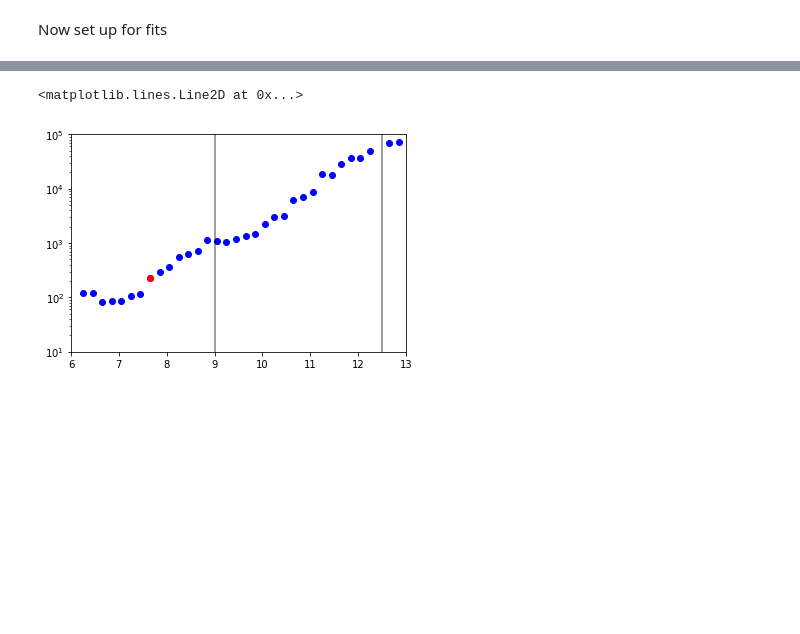
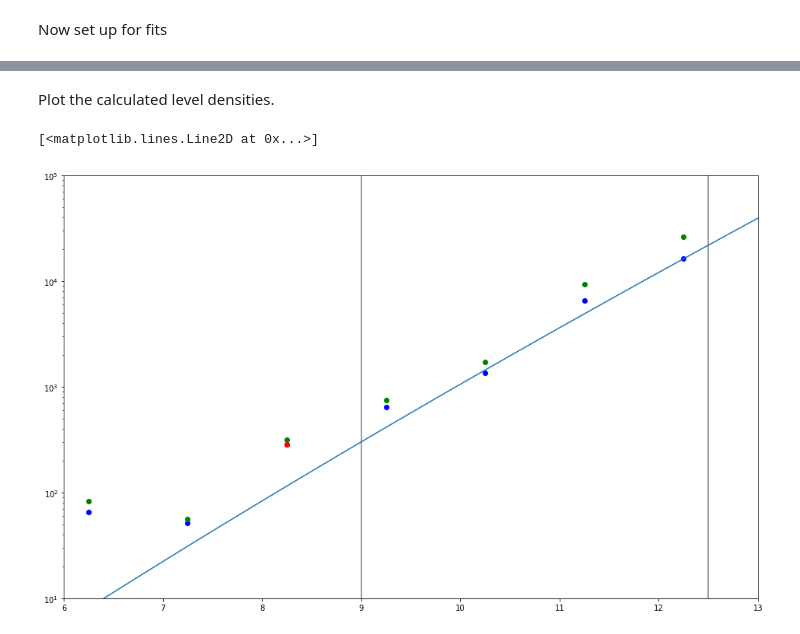
Before and after one commit to rfearick/leveldensity, a Jupyter notebook: leveldensity-test-pb.ipynb, the cells around one changed output, grey strips where cells are left out. Saved outputs shown, nothing was run; the diff lists cells and outputs as text; code cells hidden in the pictures; blank space fills up the shorter version.

```diff
--- a/leveldensity-test-pb.ipynb
+++ b/leveldensity-test-pb.ipynb
@@ -2,6 +2,8 @@
 import numpy as np
 import spectrumtools as spt
 import matplotlib.pyplot as plt
+import matplotlib
+matplotlib.rcParams["figure.figsize"]=(7,4)
 # %% [markdown]
 # Notes
 # %% [markdown]
@@ -68,0 +82,3 @@ Computed bin limits:
+# %%
+bins=spt.ACBinner(S,NAC=8,Nslides=1)
+print("Computed bin limits:\n",bins.get_bins())
@@ -209,17 +284,21 @@ Group
 Note: take-home point: strong correlation (~1.0) between D and sign
 # %%
 rholist=[]
+#print(theoreticalmodel)
+#print(1.0/((2.0*np.sqrt(np.pi)*sig)/alpha))
 for i,(l,h) in enumerate(binlist):
     bin=spt.Bin(bins.data,l,h)
     energy=bin.Eoffset
     data=bin.acnar
-    alpha=2.4
+    alpha=2.273
     initialD=data[0]*(2.0*np.sqrt(np.pi)*sig)/alpha
     ndata=len(data)
     params=lmfit.Parameters()
     params.add('D',value=initialD, min=0.0)
-    params.add('sign',value=sig,min=0.0)
-    params.add('sigw',value=sigsm,min=0.0,vary=False)
+    #params.add('sign',value=sig,min=0.0, vary=False)
+    #params.add('sigw',value=sigsm,min=0.0,vary=False)
+    params.add('sign',value=np.sqrt(sig**2+sigsmn**2),min=0.0,vary=False)
+    params.add('sigw',value=np.sqrt(sigsm**2+sig**2),min=0.0,vary=False)
     params.add('sigx',value=sigx,vary=False)
     noise=bin.get_noise_correction(sigsmn, sigsm)
     uncert=np.linspace(data[0]/10,data[0]/5,ndata)
@@ -232,12 +311,14 @@ for i,(l,h) in enumerate(binlist):
                            fcn_kws={'unc':uncert})
     result=minner.minimize()
     D0=ACfx[0]/theoreticalmodel
-    print(i, D0)
+    D0=data[0]/theoreticalmodel
     lmfit.printfuncs.report_fit(result.params)
     p=result.params.valuesdict()
-    rho=1.0/p['D']
+    rhofit=1.0/p['D']
     rho=1.0/D0    # < ========
     elo,ehi=bins.get_bin_limits(i)
     en=(elo+ehi)/2
-    rholist.append((en,rho))
+    print(i, D0, initialD, p['D'], rho, rhofit)
+    print(ACfx[0])
+    rholist.append((en,rho,rhofit))
 # %% [output]
@@ -266,13 +347,25 @@ print(np.shape(rholist))
+# %% [markdown]
+Plot the calculated level densities.
 # %%
+import leveldensities as ldn
 e=rholist.T[0]
 rho=rholist.T[1]
+rhofit=rholist.T[2]
+plt.figure(figsize=(16,10))
 plt.semilogy(e,rho,'bo')
+plt.semilogy(e,rhofit,'go')
 plt.semilogy(e[index],rho[index],'ro')
 plt.xlim(6.0,13.0)
 plt.ylim(1e1,1e5)
 #Iryna data on line 9..12.5 MeV
 plt.axvline(9.0,color='k',alpha=0.5)
 plt.axvline(12.5,color='k',alpha=0.5)
+# theory
+Eth=np.linspace(5.0,13.0)
+Z,N=82,208-82
+Spin=1.0
+rhoth=ldn.LevelDenRauscher(Eth, Z, N, Spin)
+plt.plot(Eth,rhoth)
 # %% [output]
-<matplotlib.lines.Line2D at 0x...>
+[<matplotlib.lines.Line2D at 0x...>]
-[figure, old version]
+[figure, new version]
```
Also changed, not shown: parts of 22 cells of this notebook, 2 other files.
